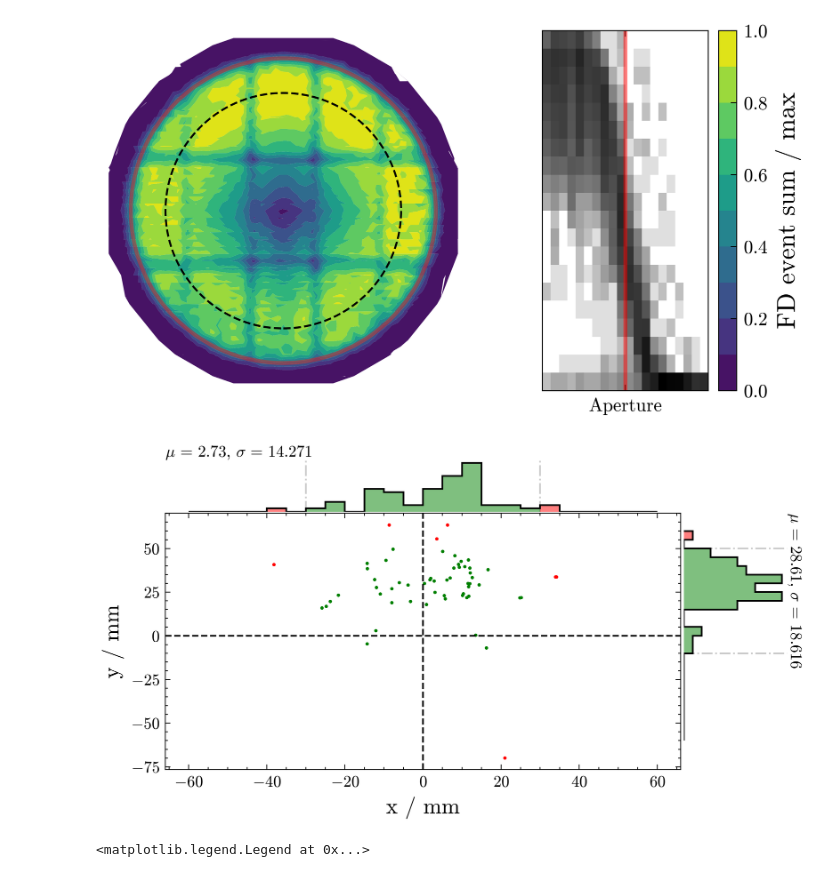
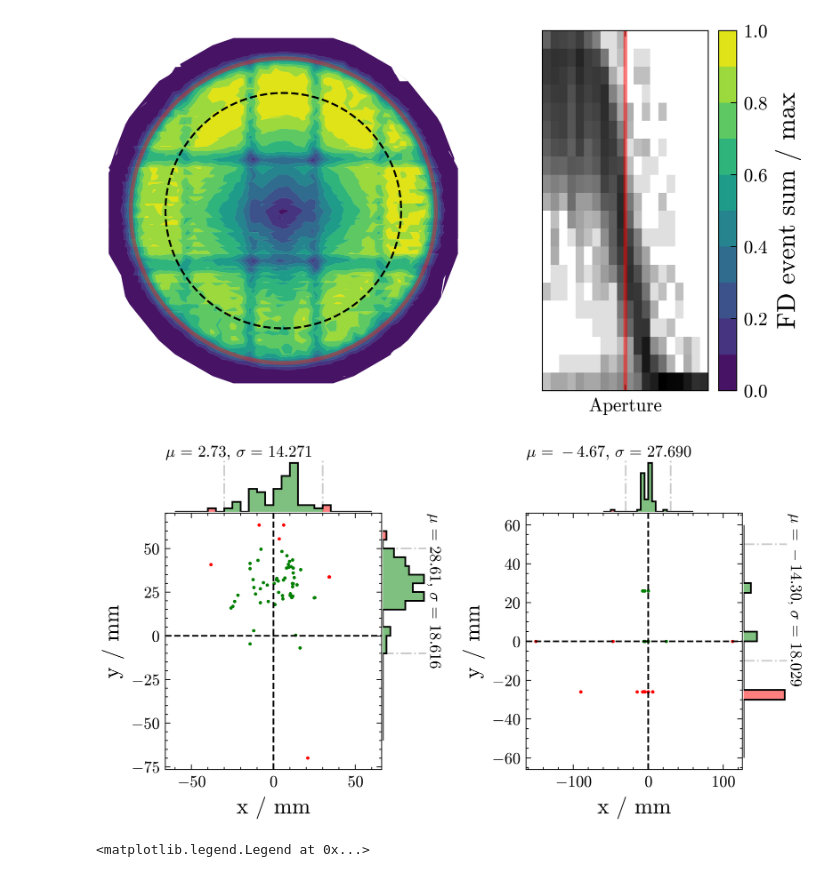
Before and after one commit to Quizznor/phd-thesis, a Jupyter notebook: Projects/XYScanner/QualityCheck/quality_cuts.ipynb, the cells around one changed output. Drawn from its saved outputs; the diff is of its cells as text; code cells hidden in the pictures.

Commit message:
attempt to improve filter detection

```diff
--- a/Projects/XYScanner/QualityCheck/quality_cuts.ipynb
+++ b/Projects/XYScanner/QualityCheck/quality_cuts.ipynb
@@ -165,8 +165,8 @@ for run in os.listdir(base):
         mean_x.append(data['signal_center'][0])
         mean_y.append(data['signal_center'][1])
 
-        if filter_x[-1] > 100: print(f"misalignment? {run}")
-        if filter_y[-1] > 100: print(f"misalignment? {run}")
+        if np.abs(filter_x[-1]) > 80: print(f"misalignment? {run}")
+        if np.abs(filter_y[-1]) > 80: print(f"misalignment? {run}")
 
         cal_a_ratios += list(data['cal_before'] / data['cal_after'])
         std_calib_ratio = list(data['xy_corr'] / data['std_calib'])
@@ -294,36 +297,55 @@ plt.subplots_adjust(wspace=0)
 # anisotropy
 
 ani_bins = np.arange(-60, 61, 5)
 
 fig = plt.figure()
 
 gs = GridSpec(
-    2, 2,
-    width_ratios=[1, 0.2],
+    2, 5,
+    width_ratios=[1, 0.2, 0.45, 1, 0.2],
     height_ratios=[0.2, 1],
 )
 
 ax1 = fig.add_subplot(gs[1, 0])
 ax2 = fig.add_subplot(gs[0, 0], sharex=ax1)
 ax3 = fig.add_subplot(gs[1, 1], sharey=ax1)
 
+ax4 = fig.add_subplot(gs[1, 3])
+ax5 = fig.add_subplot(gs[0, 3], sharex=ax4)
+ax6 = fig.add_subplot(gs[1, 4], sharey=ax4)
+
 ax2.axis('off')
 ax3.axis('off')
+ax5.axis('off')
+ax6.axis('off')
 
 sel_x = select_hist(mean_x, ani_bins, [-30, 30], ax2, c='k')
 sel_y = select_hist(mean_y, ani_bins, [-10, 50], ax3, c='k', orientation='horizontal')
 select_mask = sel_x & sel_y
 
 ax1.scatter(np.array(mean_x)[~select_mask], np.array(mean_y)[~select_mask], c='r', s=1)
 ax1.scatter(np.array(mean_x)[select_mask], np.array(mean_y)[select_mask], c='g', s=1)
 ax1.axvline(0, c='k', ls='--')
 ax1.axhline(0, c='k', ls='--')
 ax1.set_xlabel('x / mm')
 ax1.set_ylabel('y / mm')
 
+
+sel_x = select_hist(filter_x, ani_bins, [-30, 30], ax5, c='k')
+sel_y = select_hist(filter_y, ani_bins, [-10, 50], ax6, c='k', orientation='horizontal')
+select_mask = sel_x & sel_y
+
+ax4.scatter(np.array(filter_x)[~select_mask], np.array(filter_y)[~select_mask], c='r', s=1)
+ax4.scatter(np.array(filter_x)[select_mask], np.array(filter_y)[select_mask], c='g', s=1)
+ax4.axvline(0, c='k', ls='--')
+ax4.axhline(0, c='k', ls='--')
+ax4.set_xlabel('x / mm')
+ax4.set_ylabel('y / mm')
+
+
 plt.subplots_adjust(hspace=0.01, wspace=0.01)
 # %% [output]
-[figure, old version]
+[figure, new version]
 # %%
 # cal a stability
 
```
Also changed, not shown: parts of 3 cells of this notebook, 1 other file.
